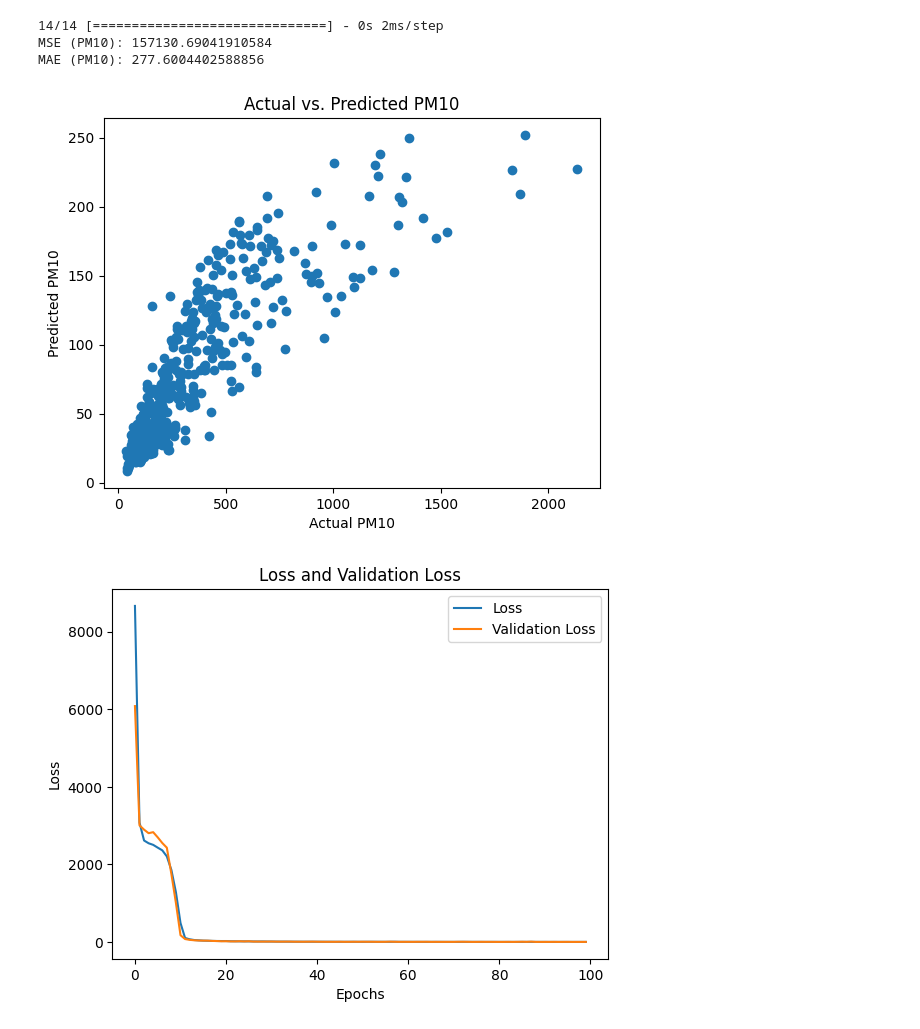
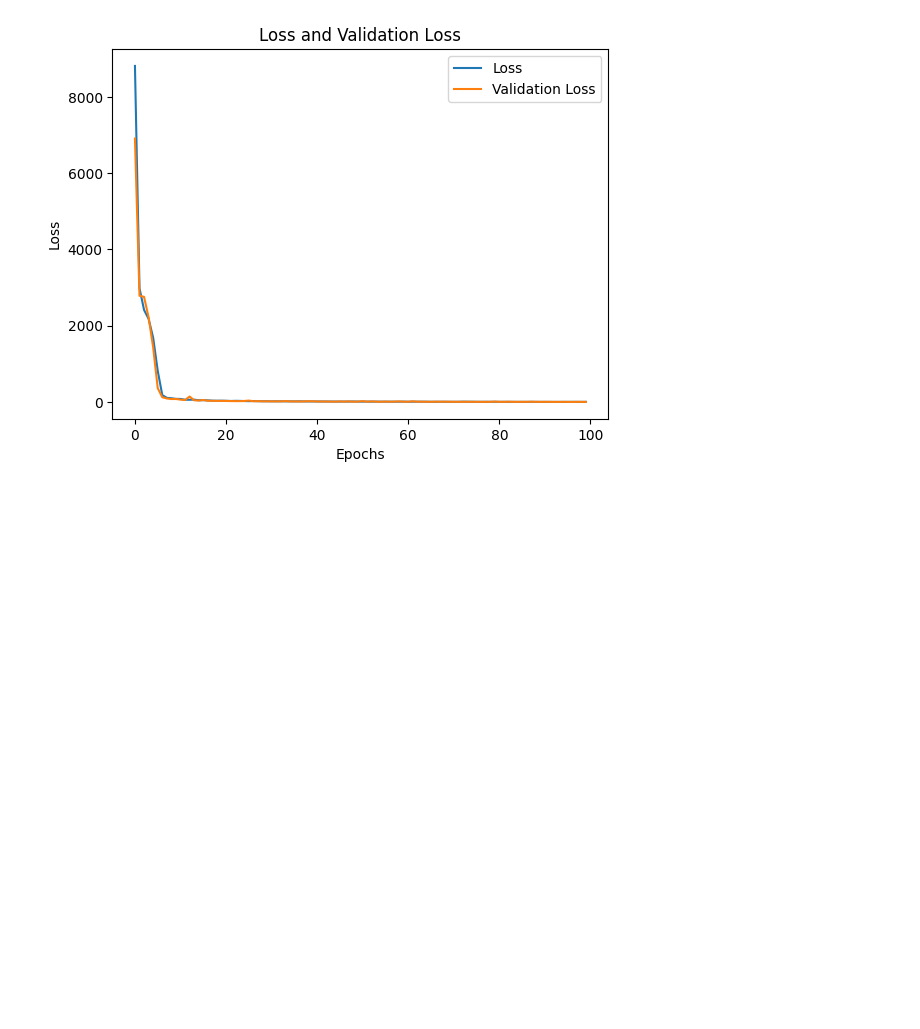
Before and after one commit to olupy/ml-models, a Jupyter notebook: Majidun_ANN.ipynb, the cells around one changed output. Cells and saved outputs as stored; diff of their text form; code cells hidden in the pictures; blank space fills up the shorter version.

```diff
--- a/Majidun_ANN.ipynb
+++ b/Majidun_ANN.ipynb
@@ -118,7 +113,7 @@ import numpy as np
 import matplotlib.pyplot as plt
 from sklearn.model_selection import train_test_split
 from sklearn.preprocessing import MinMaxScaler
-from sklearn.metrics import mean_squared_error, mean_absolute_error
+from sklearn.metrics import mean_squared_error, mean_absolute_error, r2_score
 from tensorflow.keras.models import Sequential
 from tensorflow.keras.layers import Dense, SimpleRNN
 from tensorflow.keras.callbacks import EarlyStopping
@@ -175,9 +170,10 @@ y_pred_pm25 = model.predict(X_test_rnn)
 # Calculate MSE and MAE
 mse_pm25 = mean_squared_error(y_test_pm25, y_pred_pm25)
 mae_pm25 = mean_absolute_error(y_test_pm25, y_pred_pm25)
-
+r2_pm25 = r2_score(y_test_pm25, y_pred_pm25)
 print('MSE (PM2.5):', mse_pm25)
 print('MAE (PM2.5):', mae_pm25)
+print("R^2 value: ", r2_pm25)
 
 # Scatter plot for PM2.5
 plt.scatter(y_test_pm25, y_pred_pm25)
@@ -186,20 +182,6 @@ plt.ylabel('Predicted PM2.5')
 plt.title('Actual vs. Predicted PM2.5')
 plt.show()
 
-# Make predictions on the test set for PM10
-y_pred_pm10 = model.predict(X_test_rnn)
-mse_pm10 = mean_squared_error(y_test_pm10, y_pred_pm10)
-mae_pm10 = mean_absolute_error(y_test_pm10, y_pred_pm10)
-
-print('MSE (PM10):', mse_pm10)
-print('MAE (PM10):', mae_pm10)
-
-# Scatter plot for PM10
-plt.scatter(y_test_pm10, y_pred_pm10)
-plt.xlabel('Actual PM10')
-plt.ylabel('Predicted PM10')
-plt.title('Actual vs. Predicted PM10')
-plt.show()
 
 # Plot loss and validation loss over epochs
 plt.plot(history.history['loss'], label='Loss')
@@ -232,8 +214,4 @@ MAE (PM2.5): 1.0312010184605707
-14/14 [==============================] - 0s 2ms/step
-MSE (PM10): 157130.69041910584
-MAE (PM10): 277.6004402588856
-[figure, old version]
+[figure, new version]
-[figure, removed]
 # %%
 import pandas as pd
 import numpy as np
```
Also changed, not shown: parts of 2 cells of this notebook.
